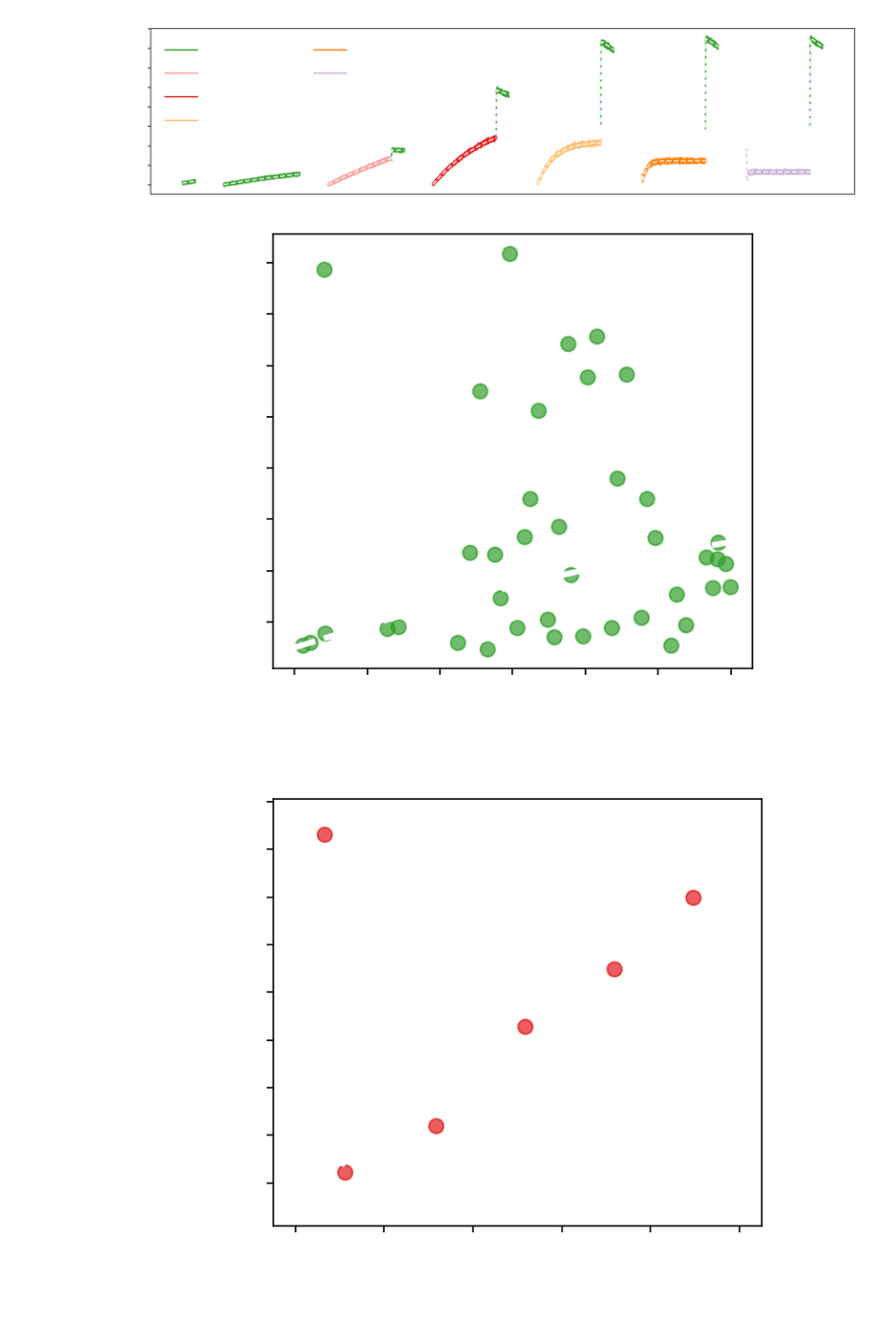
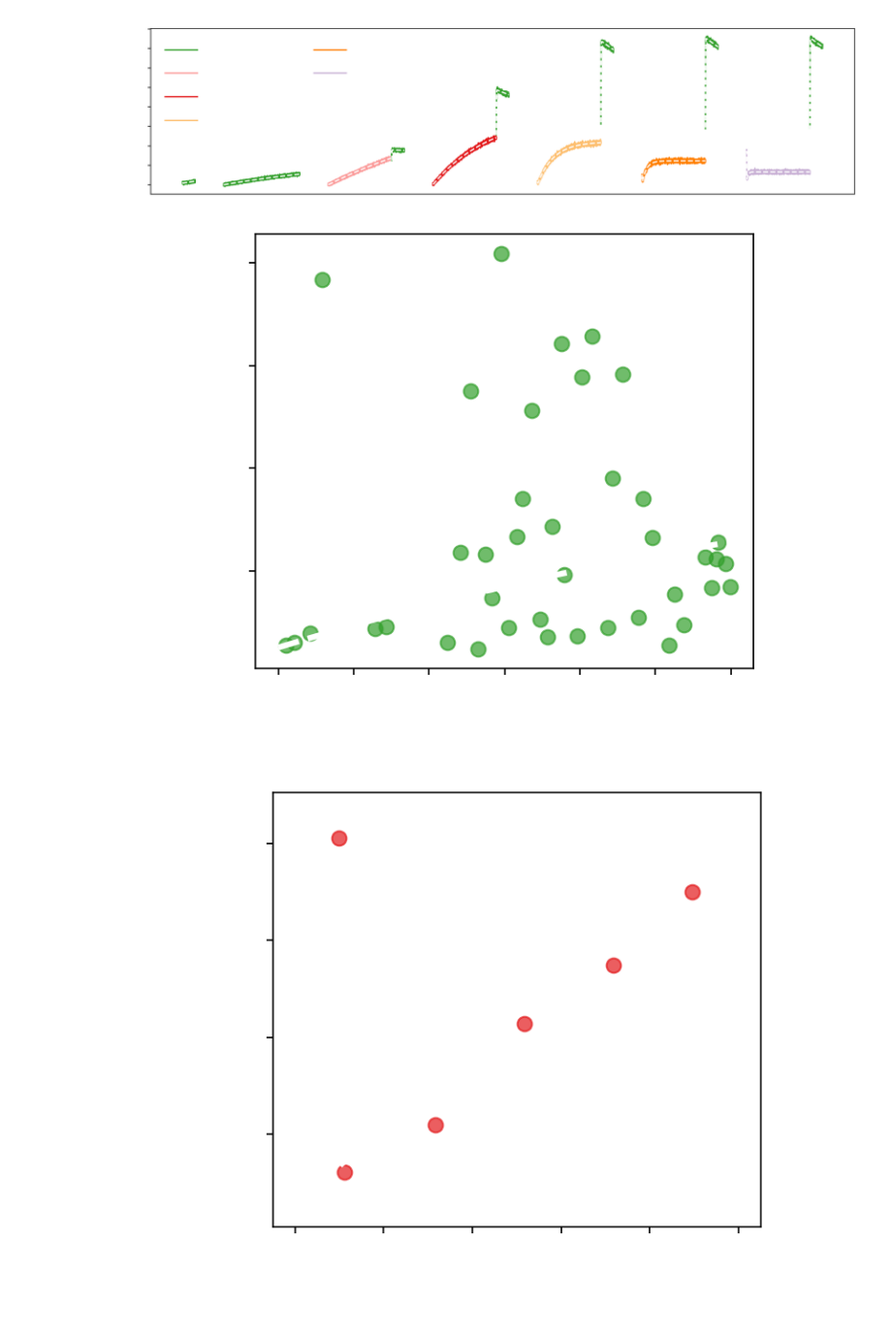
Before and after one commit to donajialej/Notes, a Jupyter notebook: from_myokit_tutorial/KyliesCell5_dataANDsimulation_notebook_PR3.ipynb, the cells around one changed output. Shown at 97% size. Cells and saved outputs as stored; diff of their text form; code cells hidden in the pictures.

```diff
--- a/from_myokit_tutorial/KyliesCell5_dataANDsimulation_notebook_PR3.ipynb
+++ b/from_myokit_tutorial/KyliesCell5_dataANDsimulation_notebook_PR3.ipynb
@@ -599,9 +599,9 @@ for index_i in range(len(index_largerCurrents)):
 plt.plot(current_linspace, current_theory_parabola_V40,'--', lw= 3, color = 'white', label = 'Theory')
 plt.xlabel('current (nA)', fontsize = 18,  color = 'white')
 plt.ylabel('var',fontsize = 18,   color = 'white')
-plt.yticks( color = 'white', fontsize = 14)
+plt.yticks(ticks=[1e-4,2e-4,3e-4,4e-4], color = 'white', fontsize = 14)
 plt.xticks( color = 'white', fontsize = 14)
-plt.legend(loc='upper left',fontsize = 14,   framealpha = 0, labelcolor='white')
+plt.legend(loc='upper left',fontsize = 18,   framealpha = 0, labelcolor='white')
 plt.savefig('pr3_largecurrents_residuals_V40_SYNTH_plot.png', transparent = True, dpi = 150)
 plt.show()
 
@@ -611,35 +611,35 @@ current_theory_parabola_V0 = current_linspace * ((0 - Ek)*gamma_i  - current_lin
 current_theory_parabola_V20 = current_linspace * ((20 - Ek)*gamma_i  - current_linspace/N_synth) + epsilon2
 
 plt.figure(figsize=(5, 4),dpi = 150, tight_layout = True)
 for index_i in [4]:
     i=index_largerCurrents[index_i]
     if pr3_voltage_constV[i] == 0:
         #plt.errorbar(splines_largerCurrents_bycurrent_meanbatch[index_i], splines_residuals2_largerCurrents_bycurrent_meanbatch[index_i], yerr=splines_residuals2_largerCurrents_bycurrent_stdbatch[index_i], fmt='.',color = pr3_voltage_constV_colors[i], label = pr3_voltage_constV_labels_simple[i] )
         plt.plot(ode_largerCurrents_bycurrent_meanbatch[index_i], ode_residuals2_largerCurrents_bycurrent_meanbatch[index_i], '.', markersize = 15, alpha = 0.7, color = pr3_voltage_constV_colors[i], label = pr3_voltage_constV_labels_simple[i] )
 plt.plot(current_linspace, current_theory_parabola_V0,'--', lw= 3, color = 'white', label = 'Theory')
 plt.xlabel('current (nA)', fontsize = 18,  color = 'white')
 plt.ylabel('var',fontsize = 18,   color = 'white')
-plt.yticks( color = 'white', fontsize = 14)
+plt.yticks(ticks=[4e-5,6e-5,8e-5,1e-4], color = 'white', fontsize = 14)
 plt.xticks( color = 'white', fontsize = 14)
-plt.legend(loc='upper left',fontsize = 14,   framealpha = 0, labelcolor='white')
+plt.legend(loc='upper left',fontsize = 18,   framealpha = 0, labelcolor='white')
 plt.savefig('pr3_largecurrents_residuals_V0_SYNTH_plot.png', transparent = True, dpi = 150)
 plt.show()
 
 
 plt.figure(figsize=(5, 4),dpi = 150, tight_layout = True)
 for index_i in [6]:
     i=index_largerCurrents[index_i]
     if pr3_voltage_constV[i] == 20:
         #plt.errorbar(splines_largerCurrents_bycurrent_meanbatch[index_i], splines_residuals2_largerCurrents_bycurrent_meanbatch[index_i], yerr=splines_residuals2_largerCurrents_bycurrent_stdbatch[index_i], fmt='.',color = pr3_voltage_constV_colors[i], label = pr3_voltage_constV_labels_simple[i] )
         plt.plot(ode_largerCurrents_bycurrent_meanbatch[index_i], ode_residuals2_largerCurrents_bycurrent_meanbatch[index_i], '.', markersize = 15, alpha = 0.7, color = pr3_voltage_constV_colors[i], label = pr3_voltage_constV_labels_simple[i] )
 plt.plot(current_linspace, current_theory_parabola_V20,'--', lw= 3, color = 'white', label = 'Theory')
 plt.xlabel('current (nA)', fontsize = 18,  color = 'white')
 plt.ylabel('var',fontsize = 18,   color = 'white')
 plt.yticks( color = 'white', fontsize = 14)
 plt.xticks( color = 'white', fontsize = 14)
-plt.legend(loc='upper left',fontsize = 14,   framealpha = 0, labelcolor='white')
+plt.legend(loc='upper left',fontsize = 18,   framealpha = 0, labelcolor='white')
 plt.savefig('pr3_largecurrents_residuals_V20_SYNTH_plot.png', transparent = True, dpi = 150)
 plt.show()
 # %% [output]
-[figure, old version]
+[figure, new version]
-[figure, old version]
+[figure, new version]
```
Also changed, not shown: parts of 2 cells of this notebook, 6 other files.
